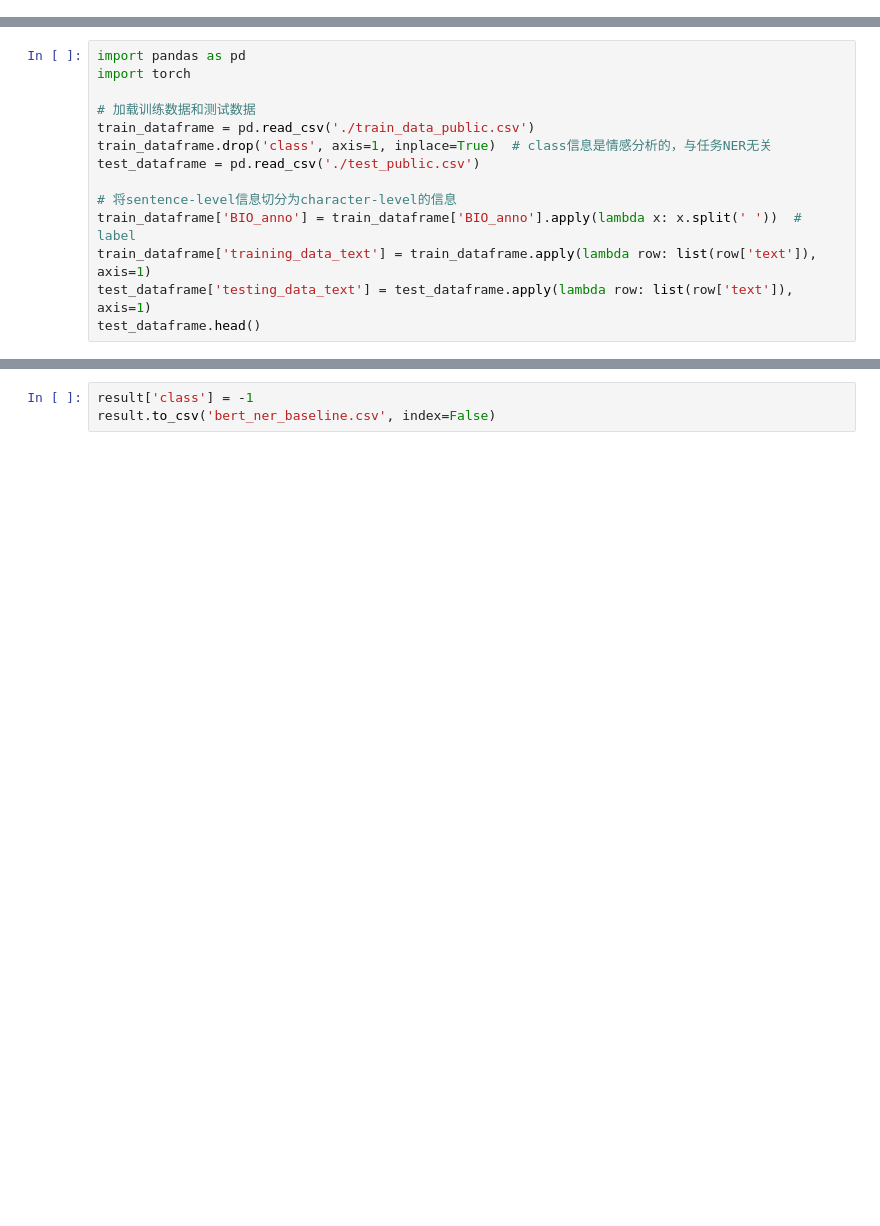
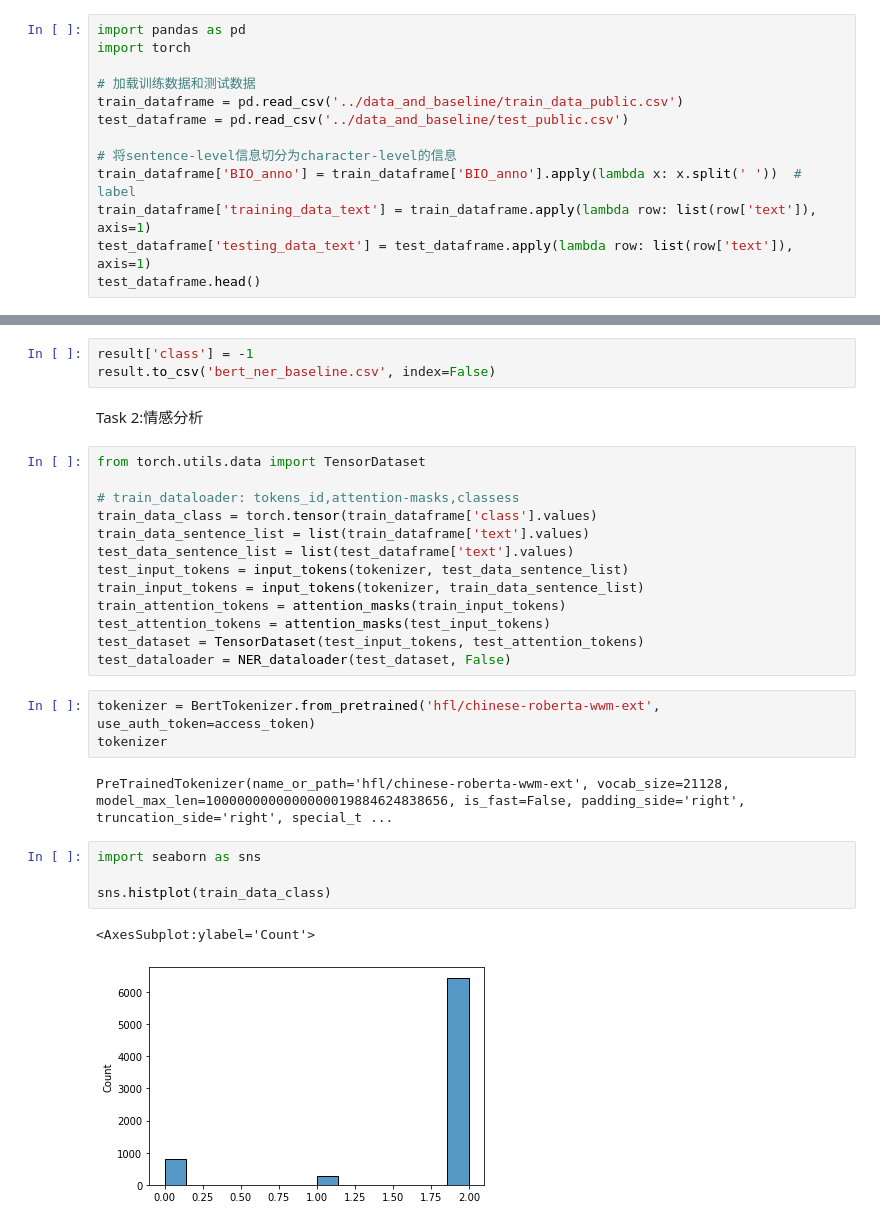
Before and after one commit to an-old-guy-in-Ecust/NLP, a Jupyter notebook: NER/Bert-BiLSTM-CRF/Bert_bilstm_crf_baseline.ipynb, the cells around one changed output, grey strips where cells are left out. Cells and saved outputs as stored; diff of their text form; blank space fills up the shorter version.

```diff
--- a/NER/Bert-BiLSTM-CRF/Bert_bilstm_crf_baseline.ipynb
+++ b/NER/Bert-BiLSTM-CRF/Bert_bilstm_crf_baseline.ipynb
@@ -25,3 +25,16 @@ Requirement already satisfied: idna<4,>=2.5 in d:\python310\lib\site-packages (f
 Requirement already satisfied: urllib3<1.27,>=1.21.1 in d:\python310\lib\site-packages (from requests->transformers) (1.26.12)
 Requirement already satisfied: charset-normalizer<3,>=2 in d:\python310\lib\site-packages (from requests->transformers) (2.1.0)
 Requirement already satisfied: certifi>=2017.4.17 in d:\python310\lib\site-packages (from requests->transformers) (2022.6.15)
+# %%
+import pandas as pd
+import torch
+
+# 加载训练数据和测试数据
+train_dataframe = pd.read_csv('../data_and_baseline/train_data_public.csv')
+test_dataframe = pd.read_csv('../data_and_baseline/test_public.csv')
+
+# 将sentence-level信息切分为character-level的信息
+train_dataframe['BIO_anno'] = train_dataframe['BIO_anno'].apply(lambda x: x.split(' '))  # label
+train_dataframe['training_data_text'] = train_dataframe.apply(lambda row: list(row['text']), axis=1)
+test_dataframe['testing_data_text'] = test_dataframe.apply(lambda row: list(row['text']), axis=1)
+test_dataframe.head()
@@ -28,17 +158,3 @@ Requirement already satisfied: certifi>=2017.4.17 in d:\python310\lib\site-packa
 # %% [markdown]
 ### Task 1:NER
 baseline: Bert+BiLSTM+CRF
-# %%
-import pandas as pd
-import torch
-
-# 加载训练数据和测试数据
-train_dataframe = pd.read_csv('./train_data_public.csv')
-train_dataframe.drop('class', axis=1, inplace=True)  # class信息是情感分析的，与任务NER无关
-test_dataframe = pd.read_csv('./test_public.csv')
-
-# 将sentence-level信息切分为character-level的信息
-train_dataframe['BIO_anno'] = train_dataframe['BIO_anno'].apply(lambda x: x.split(' '))  # label
-train_dataframe['training_data_text'] = train_dataframe.apply(lambda row: list(row['text']), axis=1)
-test_dataframe['testing_data_text'] = test_dataframe.apply(lambda row: list(row['text']), axis=1)
-test_dataframe.head()
@@ -386,3 +394,30 @@ result
 # %%
 result['class'] = -1
 result.to_csv('bert_ner_baseline.csv', index=False)
+# %% [markdown]
+Task 2:情感分析
+# %%
+from torch.utils.data import TensorDataset
+
+# train_dataloader: tokens_id,attention-masks,classess
+train_data_class = torch.tensor(train_dataframe['class'].values)
+train_data_sentence_list = list(train_dataframe['text'].values)
+test_data_sentence_list = list(test_dataframe['text'].values)
+test_input_tokens = input_tokens(tokenizer, test_data_sentence_list)
+train_input_tokens = input_tokens(tokenizer, train_data_sentence_list)
+train_attention_tokens = attention_masks(train_input_tokens)
+test_attention_tokens = attention_masks(test_input_tokens)
+test_dataset = TensorDataset(test_input_tokens, test_attention_tokens)
+test_dataloader = NER_dataloader(test_dataset, False)
+# %%
+tokenizer = BertTokenizer.from_pretrained('hfl/chinese-roberta-wwm-ext', use_auth_token=access_token)
+tokenizer
+# %% [output]
+PreTrainedTokenizer(name_or_path='hfl/chinese-roberta-wwm-ext', vocab_size=21128, model_max_len=1000000000000000019884624838656, is_fast=False, padding_side='right', truncation_side='right', special_t ...
+# %%
+import seaborn as sns
+
+sns.histplot(train_data_class)
+# %% [output]
+<AxesSubplot:ylabel='Count'>
+[figure, added]
```
Also changed, not shown: parts of 18 cells of this notebook, 4 other files.
